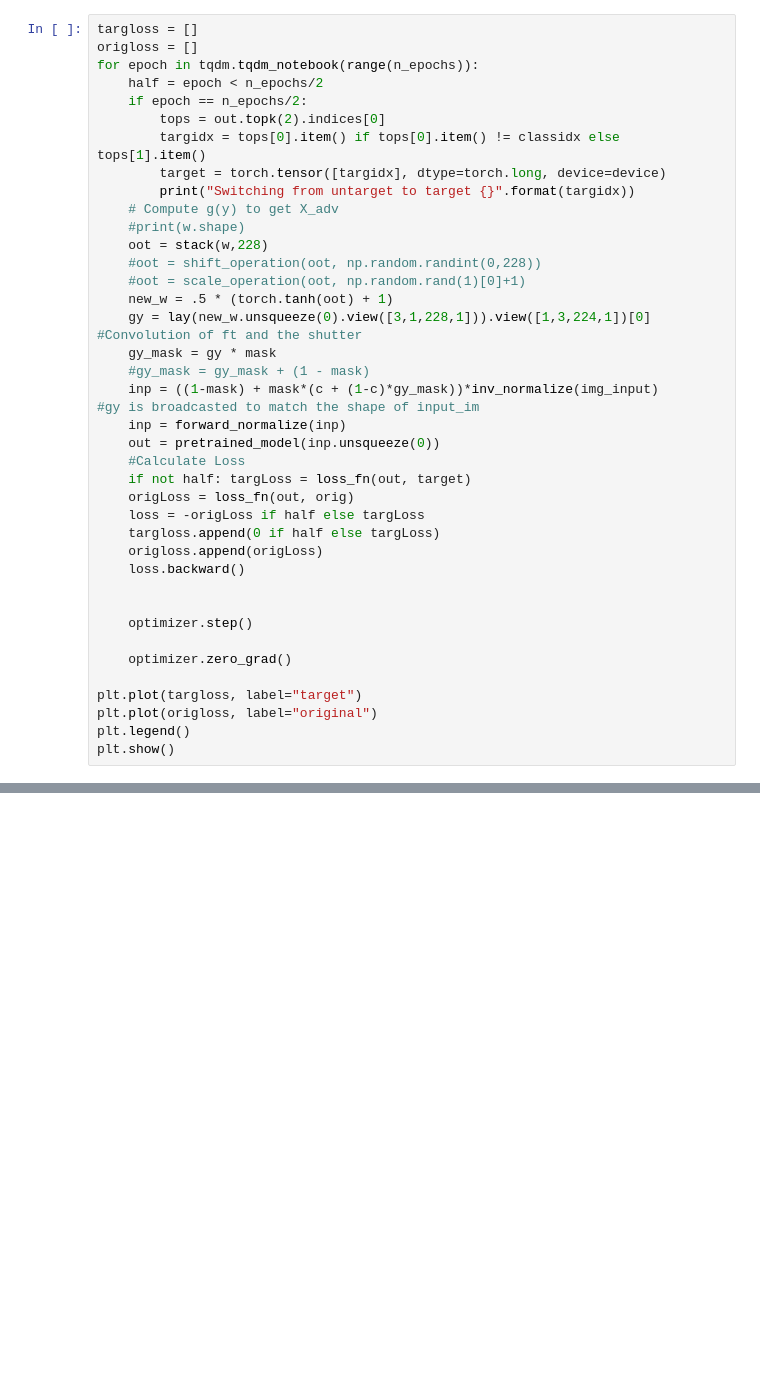
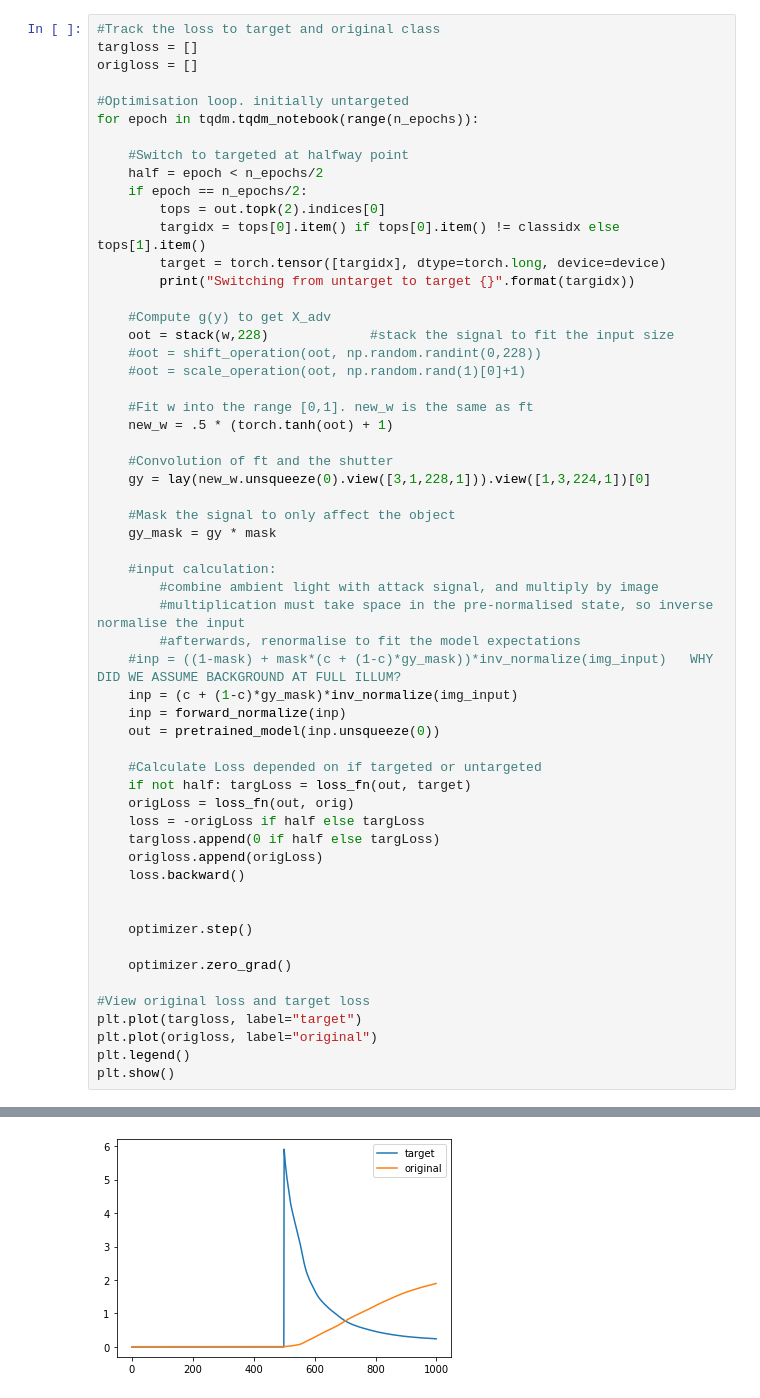
Before and after one commit to earlence-security/invis-perturbations, a Jupyter notebook: image_net.ipynb, the cells around one changed output, grey strips where cells are left out. Drawn from its saved outputs; the diff is of its cells as text; blank space fills up the shorter version.

```diff
--- a/image_net.ipynb
+++ b/image_net.ipynb
@@ -218,28 +182,45 @@ n_epochs = 1000
 optimizer = optim.SGD([w], lr=lr)
 loss_fn = nn.CrossEntropyLoss()
 # %%
+#Track the loss to target and original class
 targloss = []
 origloss = []
+
+#Optimisation loop. initially untargeted
 for epoch in tqdm.tqdm_notebook(range(n_epochs)):
+
+    #Switch to targeted at halfway point
     half = epoch < n_epochs/2
     if epoch == n_epochs/2:
         tops = out.topk(2).indices[0]
         targidx = tops[0].item() if tops[0].item() != classidx else tops[1].item()
         target = torch.tensor([targidx], dtype=torch.long, device=device)
         print("Switching from untarget to target {}".format(targidx))
-    # Compute g(y) to get X_adv
-    #print(w.shape)
-    oot = stack(w,228)
+
+    #Compute g(y) to get X_adv
+    oot = stack(w,228)             #stack the signal to fit the input size
     #oot = shift_operation(oot, np.random.randint(0,228))
     #oot = scale_operation(oot, np.random.rand(1)[0]+1)
+
+    #Fit w into the range [0,1]. new_w is the same as ft
     new_w = .5 * (torch.tanh(oot) + 1)
-    gy = lay(new_w.unsqueeze(0).view([3,1,228,1])).view([1,3,224,1])[0]             #Convolution of ft and the shutter
+
+    #Convolution of ft and the shutter
+    gy = lay(new_w.unsqueeze(0).view([3,1,228,1])).view([1,3,224,1])[0]
+
+    #Mask the signal to only affect the object
     gy_mask = gy * mask
-    #gy_mask = gy_mask + (1 - mask)
-    inp = ((1-mask) + mask*(c + (1-c)*gy_mask))*inv_normalize(img_input)         #gy is broadcasted to match the shape of input_im
+
+    #input calculation:
+        #combine ambient light with attack signal, and multiply by image
+        #multiplication must take space in the pre-normalised state, so inverse normalise the input
+        #afterwards, renormalise to fit the model expectations
+    #inp = ((1-mask) + mask*(c + (1-c)*gy_mask))*inv_normalize(img_input)   WHY DID WE ASSUME BACKGROUND AT FULL ILLUM?
+    inp = (c + (1-c)*gy_mask)*inv_normalize(img_input)
     inp = forward_normalize(inp)
     out = pretrained_model(inp.unsqueeze(0))
-    #Calculate Loss
+
+    #Calculate Loss depended on if targeted or untargeted
     if not half: targLoss = loss_fn(out, target)
     origLoss = loss_fn(out, orig)
     loss = -origLoss if half else targLoss
@@ -252,7 +233,9 @@ for epoch in tqdm.tqdm_notebook(range(n_epochs)):
 
     optimizer.zero_grad()
 
+#View original loss and target loss
 plt.plot(targloss, label="target")
 plt.plot(origloss, label="original")
 plt.legend()
 plt.show()
+# %% [output]
@@ -259 +244,2 @@ plt.show()
+[figure, added]
 # %%
```
Also changed, not shown: parts of 16 cells of this notebook, 3 other files.
